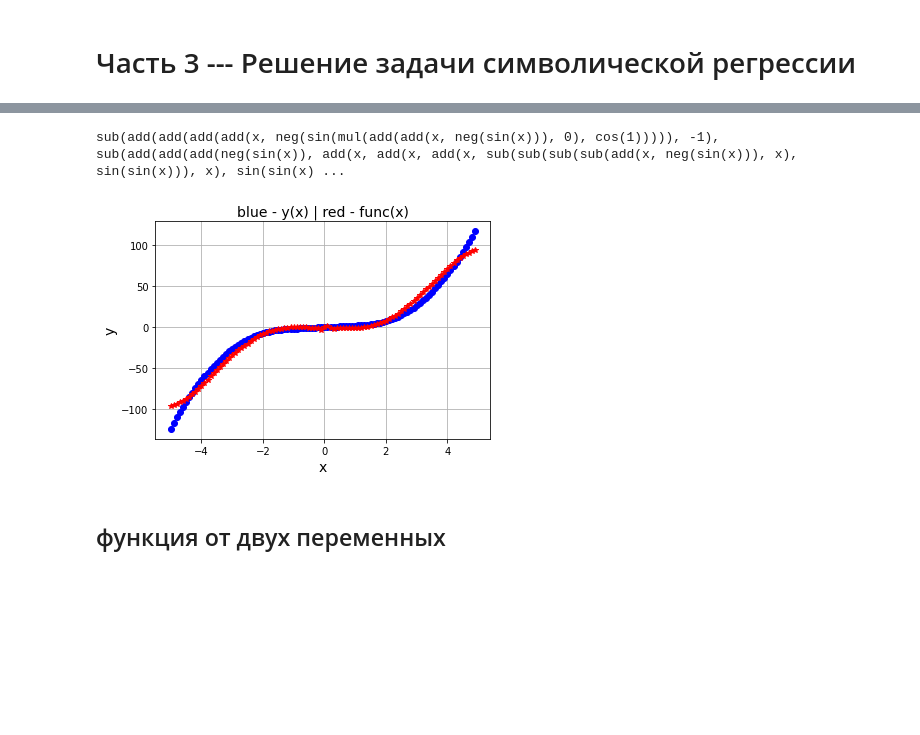
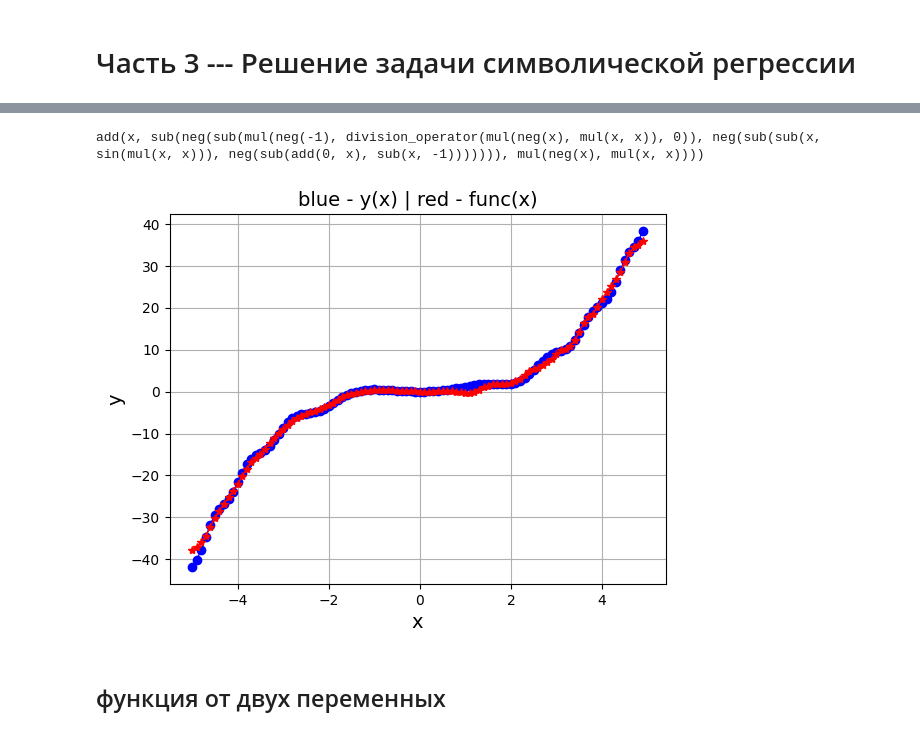
Before and after one commit to Klok1305/-, a Jupyter notebook: Безыкорнов_лабы_ИУС.ipynb, the cells around one changed output, grey strips where cells are left out. Drawn from its saved outputs; the diff is of its cells as text; code cells hidden in the pictures; blank space fills up the shorter version.

```diff
--- a/Безыкорнов_лабы_ИУС.ipynb
+++ b/Безыкорнов_лабы_ИУС.ipynb
@@ -521,7 +549,7 @@ def eval_func(individual, points):
     func = toolbox.compile(expr=individual)
 
     # Evaluate the mean squared error
-    mse = ((func(x) - (x**3 + math.sin(2*x)))**2 for x in points)
+    mse = ((func(x) - (x**3 / 3 + math.sin(x**2)))**2 for x in points)
 
     return math.fsum(mse) / len(points),
 
@@ -670,7 +698,7 @@ best_individual = hall_of_fame[0]
 best_func = toolbox.compile(best_individual)
 print(best_individual)
 # %% [output]
-sub(add(add(add(add(x, neg(sin(mul(add(add(x, neg(sin(x))), 0), cos(1))))), -1), sub(add(add(add(neg(sin(x)), add(x, add(x, add(x, sub(sub(sub(sub(add(x, neg(sin(x))), x), sin(sin(x))), x), sin(sin(x) ...
+add(x, sub(neg(sub(mul(neg(-1), division_operator(mul(neg(x), mul(x, x)), 0)), neg(sub(sub(x, sin(mul(x, x))), neg(sub(add(0, x), sub(x, -1))))))), mul(neg(x), mul(x, x))))
 # %%
 import numpy as np
 import pandas as pd
@@ -680,38 +708,38 @@ best_individual = hall_of_fame[0]
 best_function = toolbox.compile(best_individual)
 
 def yi(x):
-  return x**3 + math.sin(2*x)
+  return x**3 / 3 + math.sin(x**2)
 
 data = {'x': [], 'y':[]}
 
 
 for i in list(np.arange(-5.0, 5.0, 0.1)):
   x = round(i,2)
   y = yi(x)
   data['x'].append(x)
   data['y'].append(yi(x))
 
 points = {'x': [], 'y': []}
 
 
 for i in list(np.arange(-5.0, 5.0, 0.1)):
   x1 = round(i,2)
   y1 = best_function(x1)
   points['x'].append(x1)
   points['y'].append(y1)
 
 df1 = pd.DataFrame(data)
 df = pd.DataFrame(points)
 
 plt.plot(df1['x'], df1['y'], color='blue', marker='o', linewidth='1')
 plt.plot(df['x'], df['y'], color='red', marker='*', linewidth='1')
 plt.title('blue - y(x) | red - func(x)', fontsize=14)
 plt.xlabel('x', fontsize=14)
 plt.ylabel('y', fontsize=14)
 plt.grid(True)
 plt.show()
 # %% [output]
-[figure, old version]
+[figure, new version]
 # %% [markdown]
 ## функция от двух переменных
 # %%
```
Also changed, not shown: parts of 11 cells of this notebook.
